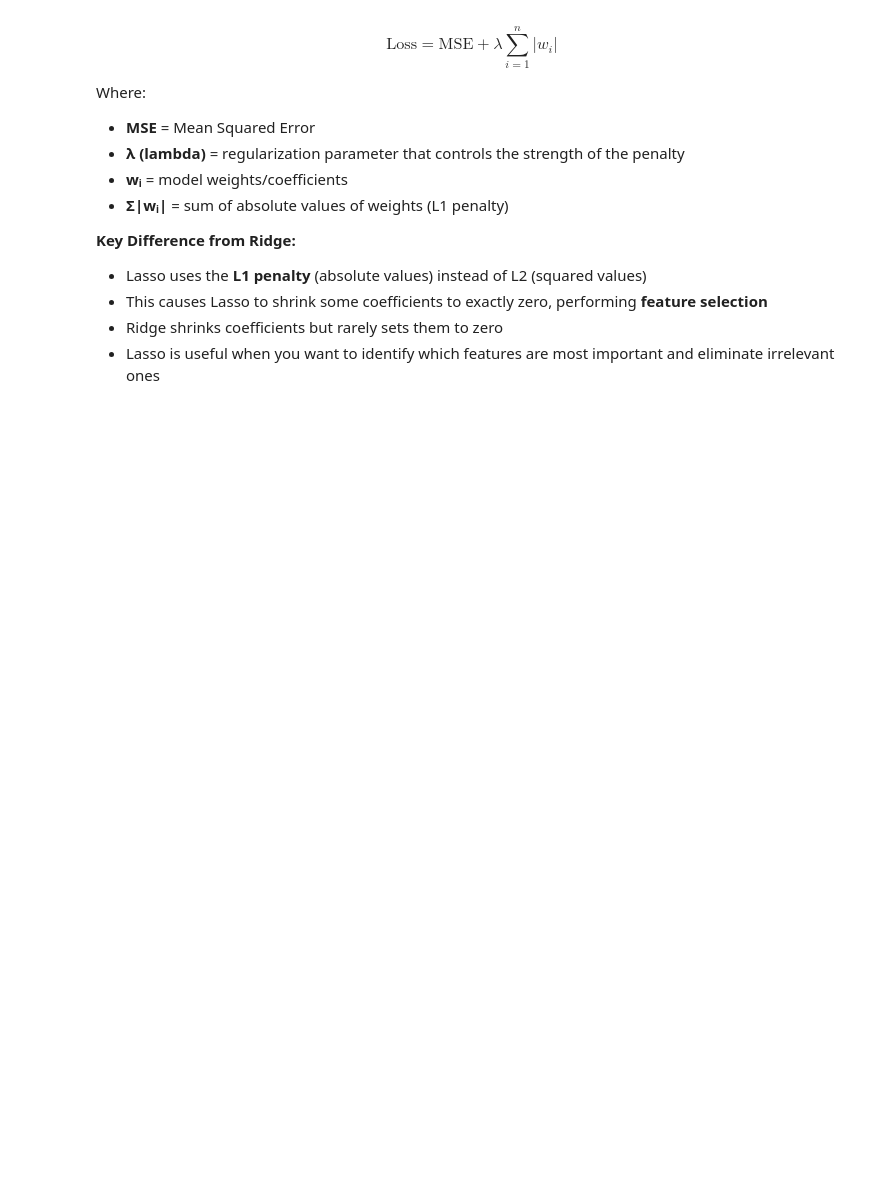
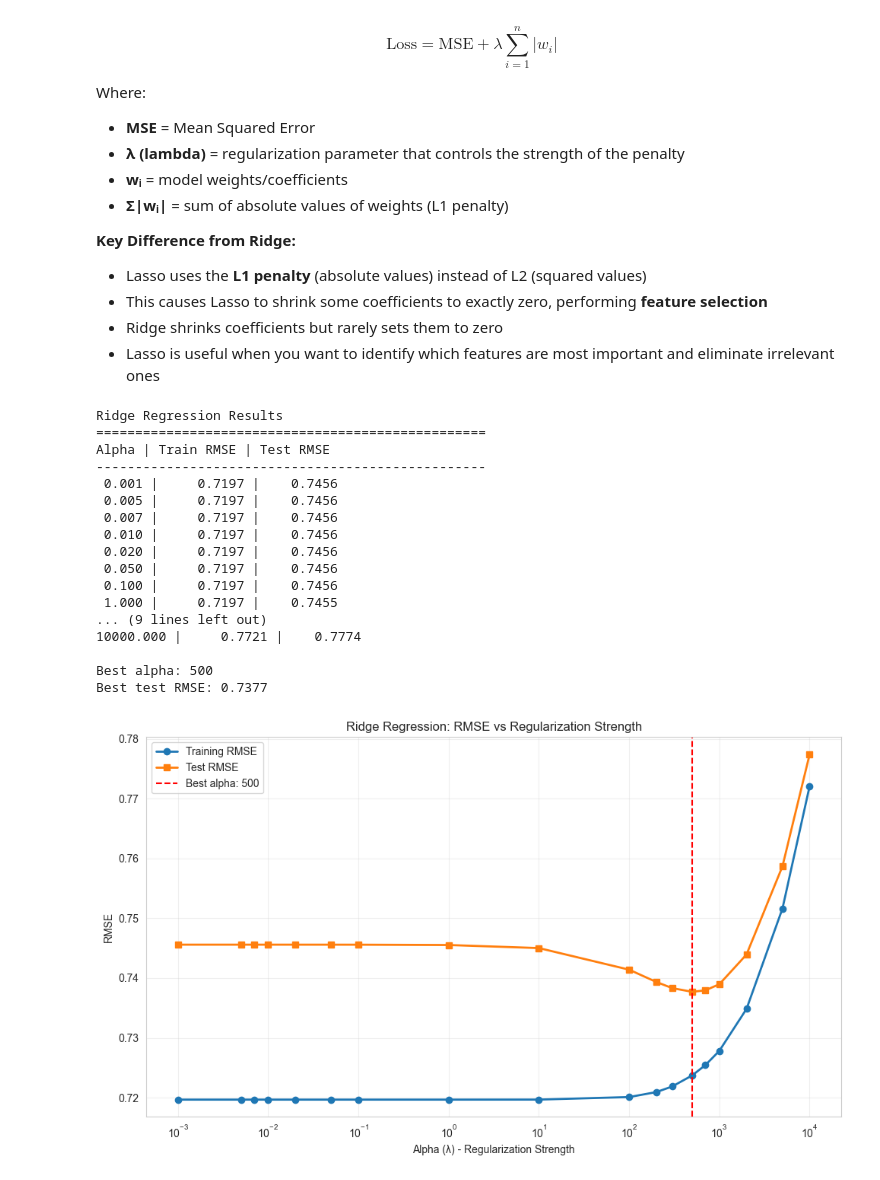
Before and after one commit to SannaNishantLarsson/ml-portfolio, a Jupyter notebook: 01_linear_regression.ipynb, the cells around one changed output. Drawn from its saved outputs; the diff is of its cells as text; code cells hidden in the pictures; blank space fills up the shorter version.

```diff
--- a/01_linear_regression.ipynb
+++ b/01_linear_regression.ipynb
@@ -402,3 +402,76 @@ Where:
 - This causes Lasso to shrink some coefficients to exactly zero, performing **feature selection**
 - Ridge shrinks coefficients but rarely sets them to zero
 - Lasso is useful when you want to identify which features are most important and eliminate irrelevant ones
+# %%
+# Ridge Regression Implementation
+from sklearn.linear_model import Ridge
+
+# Train Ridge regression model with different lambda values
+alphas = [0.001, 0.005, 0.007, 0.01, 0.02, 0.05, 0.1, 1, 10, 100, 200,300, 500, 700, 1000, 2000, 5000,10000]
+ridge_models = []
+ridge_rmse_train = []
+ridge_rmse_test = []
+
+for alpha in alphas:
+    ridge = Ridge(alpha=alpha)
+    ridge.fit(X_train, y_train)
+    ridge_models.append(ridge)
+
+    # Predictions
+    y_train_pred = ridge.predict(X_train)
+    y_test_pred = ridge.predict(X_test)
+
+    # Calculate RMSE
+    train_rmse = np.sqrt(np.mean((y_train - y_train_pred)**2))
+    test_rmse = np.sqrt(np.mean((y_test - y_test_pred)**2))
+
+    ridge_rmse_train.append(train_rmse)
+    ridge_rmse_test.append(test_rmse)
+
+# Find best alpha
+best_alpha_idx = np.argmin(ridge_rmse_test)
+best_alpha = alphas[best_alpha_idx]
+best_ridge_model = ridge_models[best_alpha_idx]
+
+print("Ridge Regression Results")
+print("=" * 50)
+print("Alpha | Train RMSE | Test RMSE")
+print("-" * 50)
+for i, alpha in enumerate(alphas):
+    print(f"{alpha:>6.3f} | {ridge_rmse_train[i]:>10.4f} | {ridge_rmse_test[i]:>9.4f}")
+
+print(f"\nBest alpha: {best_alpha}")
+print(f"Best test RMSE: {ridge_rmse_test[best_alpha_idx]:.4f}")
+
+# Plot Ridge RMSE vs Alpha
+plt.figure(figsize=(10, 6))
+plt.plot(alphas, ridge_rmse_train, marker='o', label='Training RMSE', linewidth=2)
+plt.plot(alphas, ridge_rmse_test, marker='s', label='Test RMSE', linewidth=2)
+plt.axvline(x=best_alpha, color='red', linestyle='--', label=f'Best alpha: {best_alpha}')
+plt.xlabel('Alpha (λ) - Regularization Strength')
+plt.ylabel('RMSE')
+plt.title('Ridge Regression: RMSE vs Regularization Strength')
+plt.xscale('log')
+plt.legend()
+plt.grid(True, alpha=0.3)
+plt.tight_layout()
+plt.show()
+# %% [output]
+Ridge Regression Results
+==================================================
+Alpha | Train RMSE | Test RMSE
+--------------------------------------------------
+ 0.001 |     0.7197 |    0.7456
+ 0.005 |     0.7197 |    0.7456
+ 0.007 |     0.7197 |    0.7456
+ 0.010 |     0.7197 |    0.7456
+ 0.020 |     0.7197 |    0.7456
+ 0.050 |     0.7197 |    0.7456
+ 0.100 |     0.7197 |    0.7456
+ 1.000 |     0.7197 |    0.7455
+... (9 lines left out)
+10000.000 |     0.7721 |    0.7774
+
+Best alpha: 500
+Best test RMSE: 0.7377
+[figure, added]
```
Also changed, not shown: parts of 7 cells of this notebook.
